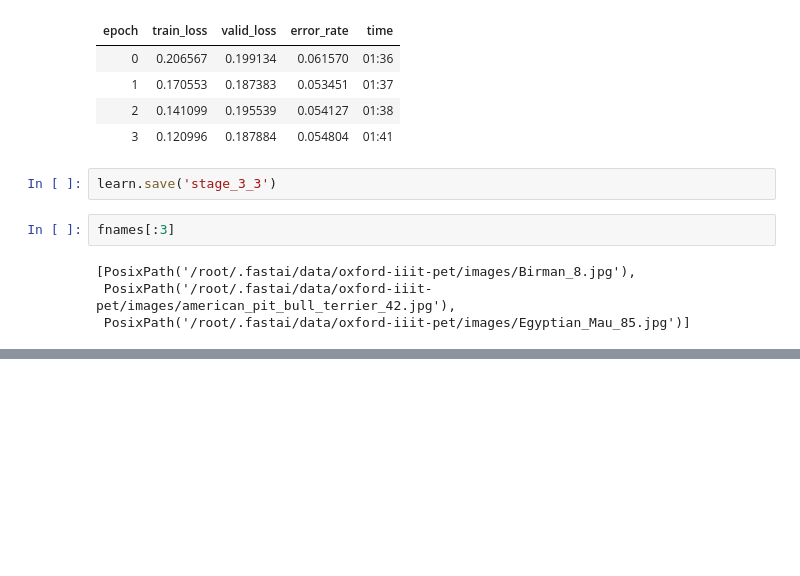
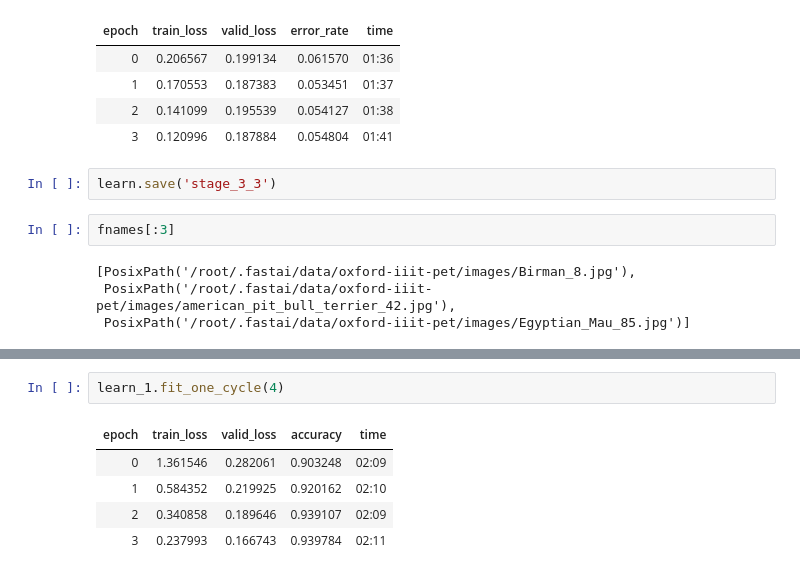
Before and after one commit to pranay8297/deep-learning-projects, a Jupyter notebook: cats_nd_dogs_breeds.ipynb, the cells around one changed output, grey strips where cells are left out. Drawn from its saved outputs; the diff is of its cells as text; blank space fills up the shorter version.

```diff
--- a/cats_nd_dogs_breeds.ipynb
+++ b/cats_nd_dogs_breeds.ipynb
@@ -182,0 +203,8 @@ fnames[:3]
+# %%
+learn_1.fit_one_cycle(4)
+# %% [output]
+| epoch | train_loss | valid_loss | accuracy | time |
+| 0 | 1.361546 | 0.282061 | 0.903248 | 02:09 |
+| 1 | 0.584352 | 0.219925 | 0.920162 | 02:10 |
+| 2 | 0.340858 | 0.189646 | 0.939107 | 02:09 |
+| 3 | 0.237993 | 0.166743 | 0.939784 | 02:11 |
```
Also changed, not shown: parts of 16 cells of this notebook.
